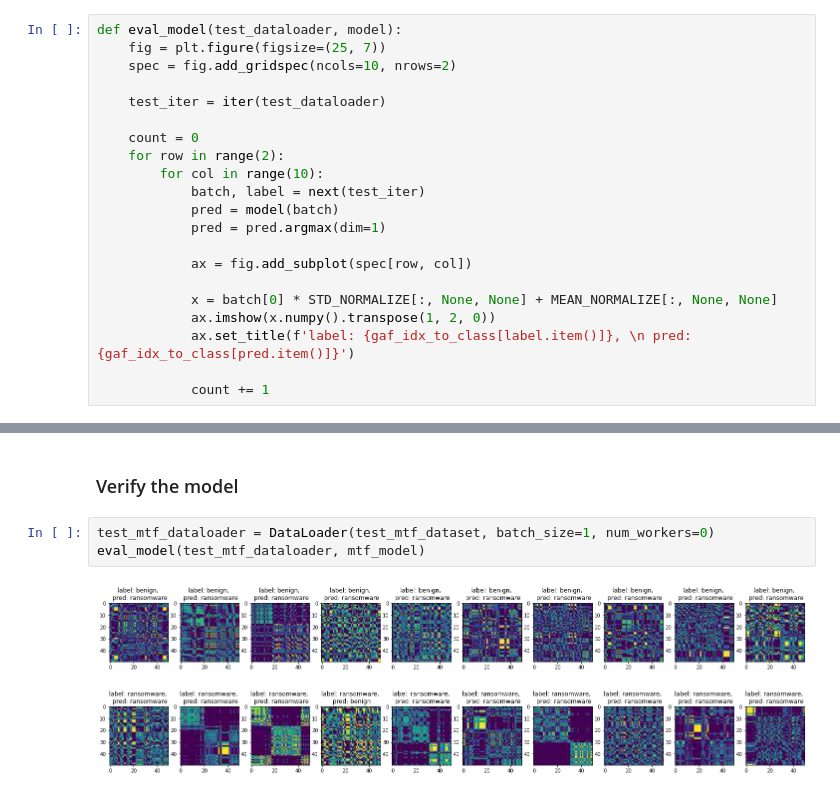
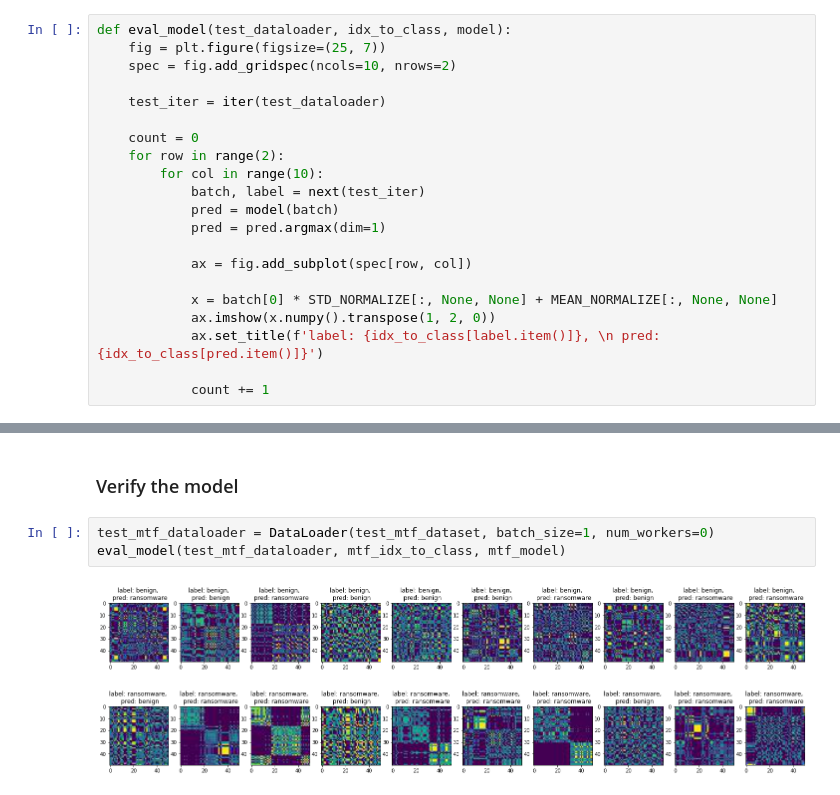
Before and after one commit to olihofmann/cas-aml, a Jupyter notebook: crypto-ransomware-detection/create-bi-cnn-model.ipynb, the cells around one changed output, grey strips where cells are left out. Drawn from its saved outputs; the diff is of its cells as text.

Commit message:
Fix Problem with eval function

```diff
--- a/crypto-ransomware-detection/create-bi-cnn-model.ipynb
+++ b/crypto-ransomware-detection/create-bi-cnn-model.ipynb
@@ -230,7 +230,7 @@ def visualize_data_loader(train_loader, validation_loader):
 # %% [markdown]
 ### Eval Model with test dataset
 # %%
-def eval_model(test_dataloader, model):
+def eval_model(test_dataloader, idx_to_class, model):
     fig = plt.figure(figsize=(25, 7))
     spec = fig.add_gridspec(ncols=10, nrows=2)
 
@@ -247,7 +247,7 @@ def eval_model(test_dataloader, model):
 
             x = batch[0] * STD_NORMALIZE[:, None, None] + MEAN_NORMALIZE[:, None, None]
             ax.imshow(x.numpy().transpose(1, 2, 0))
-            ax.set_title(f'label: {gaf_idx_to_class[label.item()]}, \n pred: {gaf_idx_to_class[pred.item()]}')
+            ax.set_title(f'label: {idx_to_class[label.item()]}, \n pred: {idx_to_class[pred.item()]}')
 
             count += 1
 # %% [markdown]
@@ -403,6 +401,6 @@ Reusing TensorBoard on port 6011 (pid 11268), started 1 day, 11:36:44 ago. (Use
 ### Verify the model
 # %%
 test_mtf_dataloader = DataLoader(test_mtf_dataset, batch_size=1, num_workers=0)
-eval_model(test_mtf_dataloader, mtf_model)
+eval_model(test_mtf_dataloader, mtf_idx_to_class, mtf_model)
 # %% [output]
-[figure, old version]
+[figure, new version]
```
Also changed, not shown: parts of 8 cells of this notebook.
